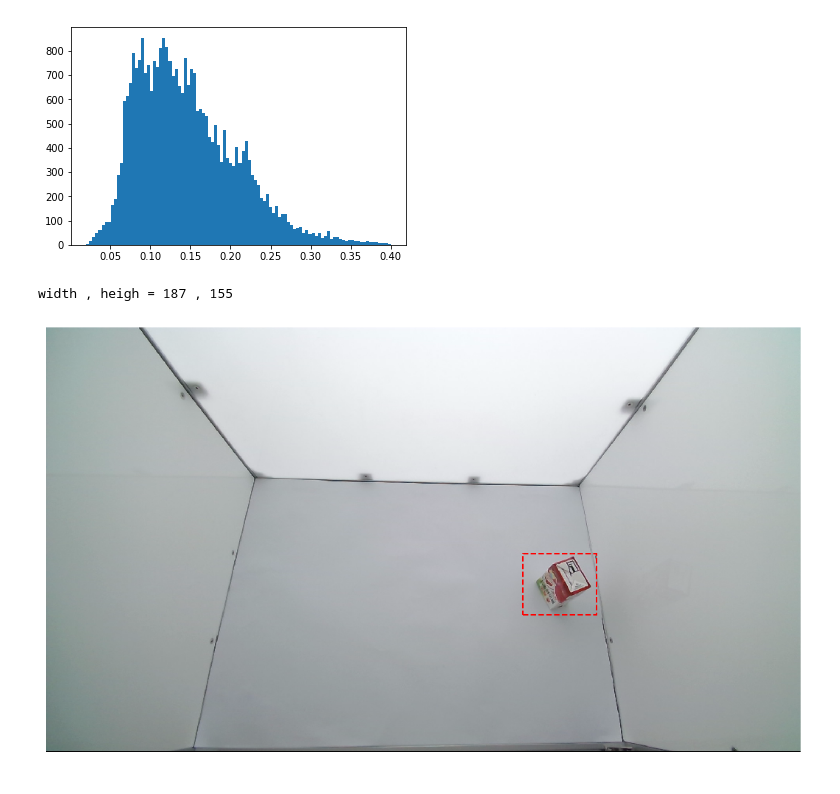
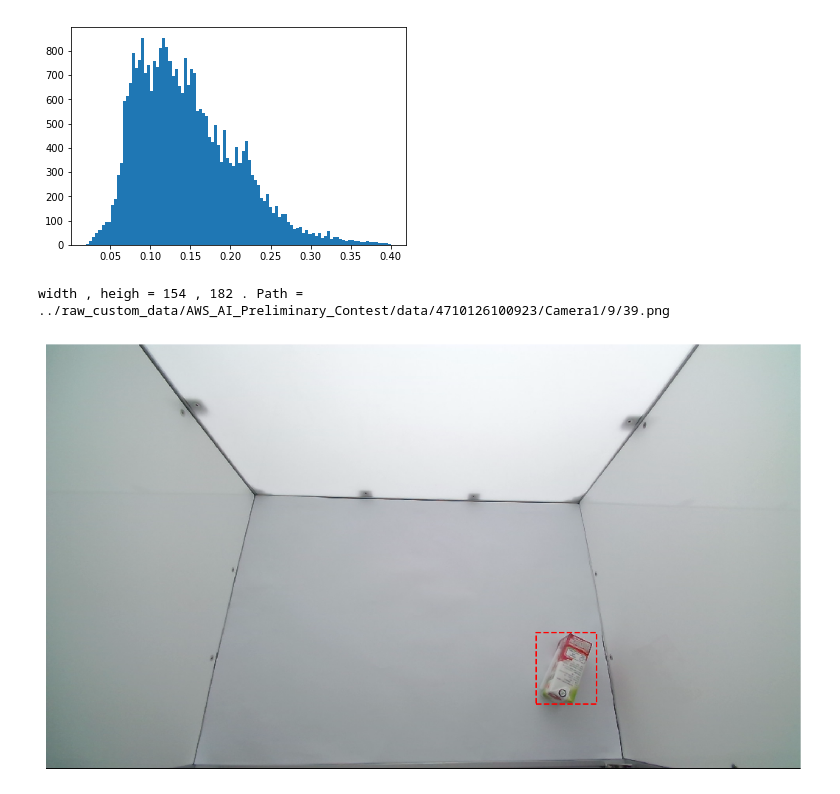
Before and after one commit to huohsien/PyTorch-YOLOv3, a Jupyter notebook: Victor_Code/preprocess.ipynb, the cells around one changed output. Cells and saved outputs as stored; diff of their text form; code cells hidden in the pictures.

```diff
--- a/Victor_Code/preprocess.ipynb
+++ b/Victor_Code/preprocess.ipynb
@@ -21,0 +12,12 @@ pngs[0],xmls[0]
+# %%
+from glob import glob
+base_url = '../raw_custom_data/AWS_AI_Preliminary_Contest/data'
+
+types = ('png', 'jpg') # the tuple of file types
+imgs = []
+for t in types:
+    imgs.extend(glob(base_url + '/*/*/*/*.{}'.format(t)))
+
+xmls = glob(base_url + '/*/*/*/*.xml')
+
+# assert len(imgs) == len(xmls),"dataset issue: # of images = {} , and # of xml files = {}".format(len(imgs),len(xmls))
@@ -32,3 +38,11 @@ def removeAxeEdge(ax):
 
     ax.yaxis.set_ticks([])
     ax.xaxis.set_ticks([])
+# %%
+import os
+
+def get_xml_from_image(img_path):
+
+    p,f = os.path.split(img_path)
+    name,ext = f.split('.')
+    return os.path.join(p, name + '.xml')
@@ -39,11 +57,14 @@ widths = []
 heights = []
 lefts = []
 bottoms = []
+paths = []
 
-for idx in tqdm(range(len(xmls))):
+for idx in tqdm(range(len(imgs))):
 
+    paths.append(imgs[idx])
 
-    with open(xmls[idx], 'r') as f:
+    xml = get_xml_from_image(imgs[idx])
+    with open(xml, 'r') as f:
         text = f.read()
     # print("text= ", text)
     p_name = re.compile("<name>\s*(.*)\s*</name>")
@@ -97,22 +116,24 @@ for idx in tqdm(range(len(xmls))):
 # %%
 from matplotlib.pyplot import hist
-n,bins,paths = hist(widths, bins=100, range=(0.02,0.4))
+n,bins,patchs = hist(widths, bins=100, range=(0.02,0.4))
 # %% [output]
 [figure]
 # %%
-idx = 100
+idx = 10
 
 fig = plt.figure(figsize=(16,8))
 ax = fig.add_axes([0,0,1,1])
 removeAxeEdge(ax)
 
 # axes coordinates are 0,0 is bottom left and 1,1 is upper right
 p = patches.Rectangle((lefts[idx], 1.0 - bottoms[idx]), widths[idx], heights[idx], fill=False, transform=ax.transAxes, clip_on=False, color='r', ls = '--', lw = 2)
 ax.add_patch(p)
 
-img = mpimg.imread(pngs[idx])
+
+img = mpimg.imread(imgs[idx])
+
 plt.imshow(img)
-print('width , heigh = {:.0f} , {:.0f}'.format(widths[idx] * img_width, heights[idx] * img_height))
+print('width , heigh = {:.0f} , {:.0f} . Path = {}'.format(widths[idx] * img_width, heights[idx] * img_height, paths[idx]))
 # %% [output]
-width , heigh = 187 , 155
+width , heigh = 154 , 182 . Path = ../raw_custom_data/AWS_AI_Preliminary_Contest/data/4710126100923/Camera1/9/39.png
-[figure, old version]
+[figure, new version]
```
Also changed, not shown: parts of 5 cells of this notebook.
